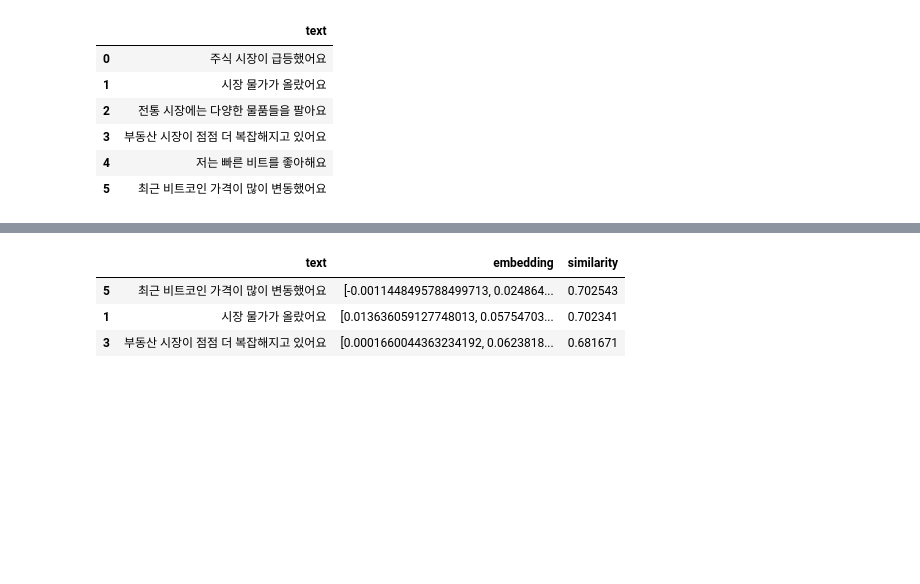
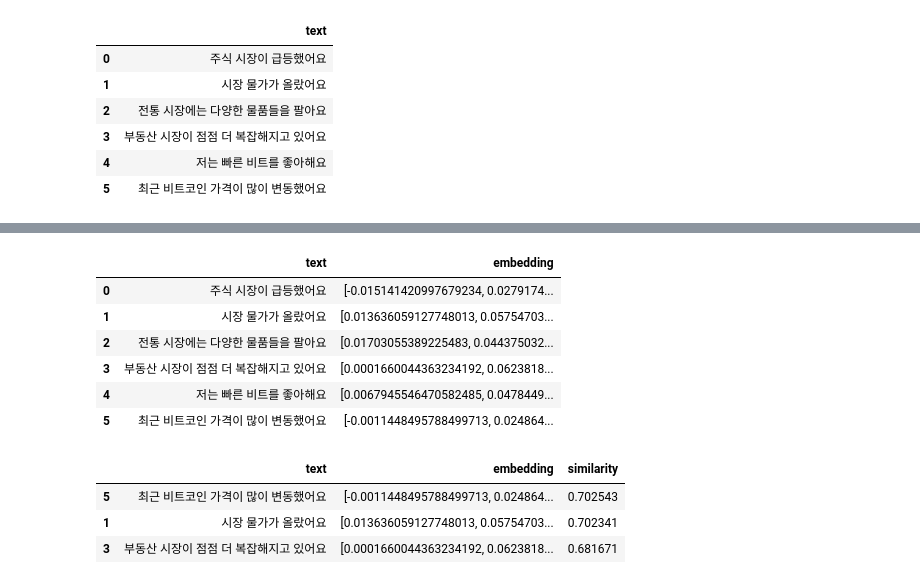
Before and after one commit to leeboseok/rag, a Jupyter notebook: 02_RAG/ch02_LANGCHAIN_EMBEDDING.ipynb, the cells around one changed output, grey strips where cells are left out. Saved outputs shown, nothing was run; the diff lists cells and outputs as text; code cells hidden in the pictures; blank space fills up the shorter version.

```diff
--- a/02_RAG/ch02_LANGCHAIN_EMBEDDING.ipynb
+++ b/02_RAG/ch02_LANGCHAIN_EMBEDDING.ipynb
@@ -93,24 +93,31 @@ sim_result
 # %%
 # 라이브러리 불러오기
 from langchain.embeddings import HuggingFaceBgeEmbeddings
 
 # BGE-M3 모델 초기화
 embeddings = HuggingFaceBgeEmbeddings(model_name='BAAI/bge-m3')
 
 # 데이터셋 생성
 data = [
     '주식 시장이 급등했어요',
     '시장 물가가 올랐어요',
     '전통 시장에는 다양한 물품들을 팔아요',
     '부동산 시장이 점점 더 복잡해지고 있어요',
     '저는 빠른 비트를 좋아해요',
     '최근 비트코인 가격이 많이 변동했어요',
 ]
 df = pd.DataFrame(data, columns=['text'])
 
 # DataFrame의 각 행을 벡터로 변환
 df['embedding'] = df['text'].apply(get_embedding)
-df
+# %% [output]
+|  | text | embedding |
+| 0 | 주식 시장이 급등했어요 | [-0.015141420997679234, 0.0279174... |
+| 1 | 시장 물가가 올랐어요 | [0.013636059127748013, 0.05754703... |
+| 2 | 전통 시장에는 다양한 물품들을 팔아요 | [0.01703055389225483, 0.044375032... |
+| 3 | 부동산 시장이 점점 더 복잡해지고 있어요 | [0.0001660044363234192, 0.0623818... |
+| 4 | 저는 빠른 비트를 좋아해요 | [0.0067945546470582485, 0.0478449... |
+| 5 | 최근 비트코인 가격이 많이 변동했어요 | [-0.0011448495788499713, 0.024864... |
 # %%
 # 쿼리 예시로 유사 문서 검색
 sim_result = return_answer_candidate(df, '과일 값이 비싸다')
```
Also changed, not shown: parts of 2 cells of this notebook.
